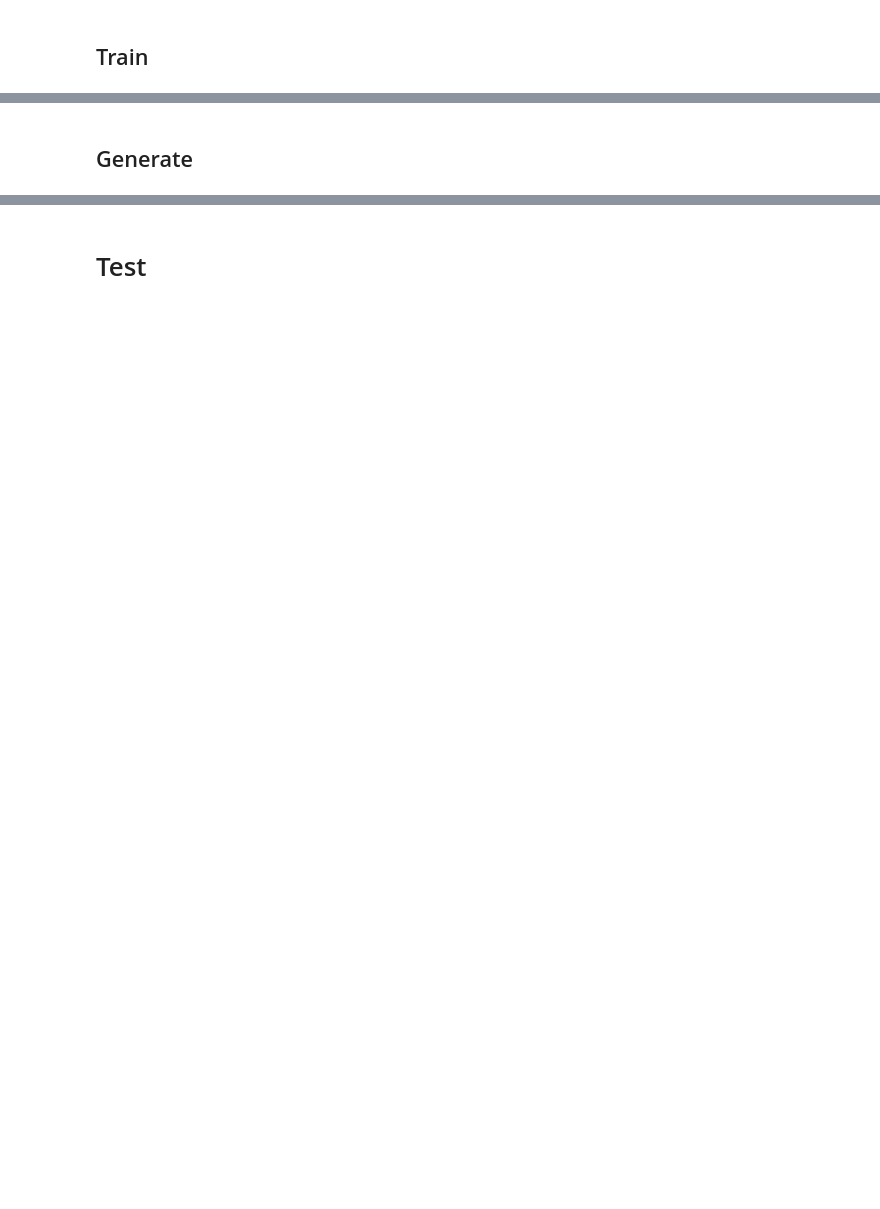
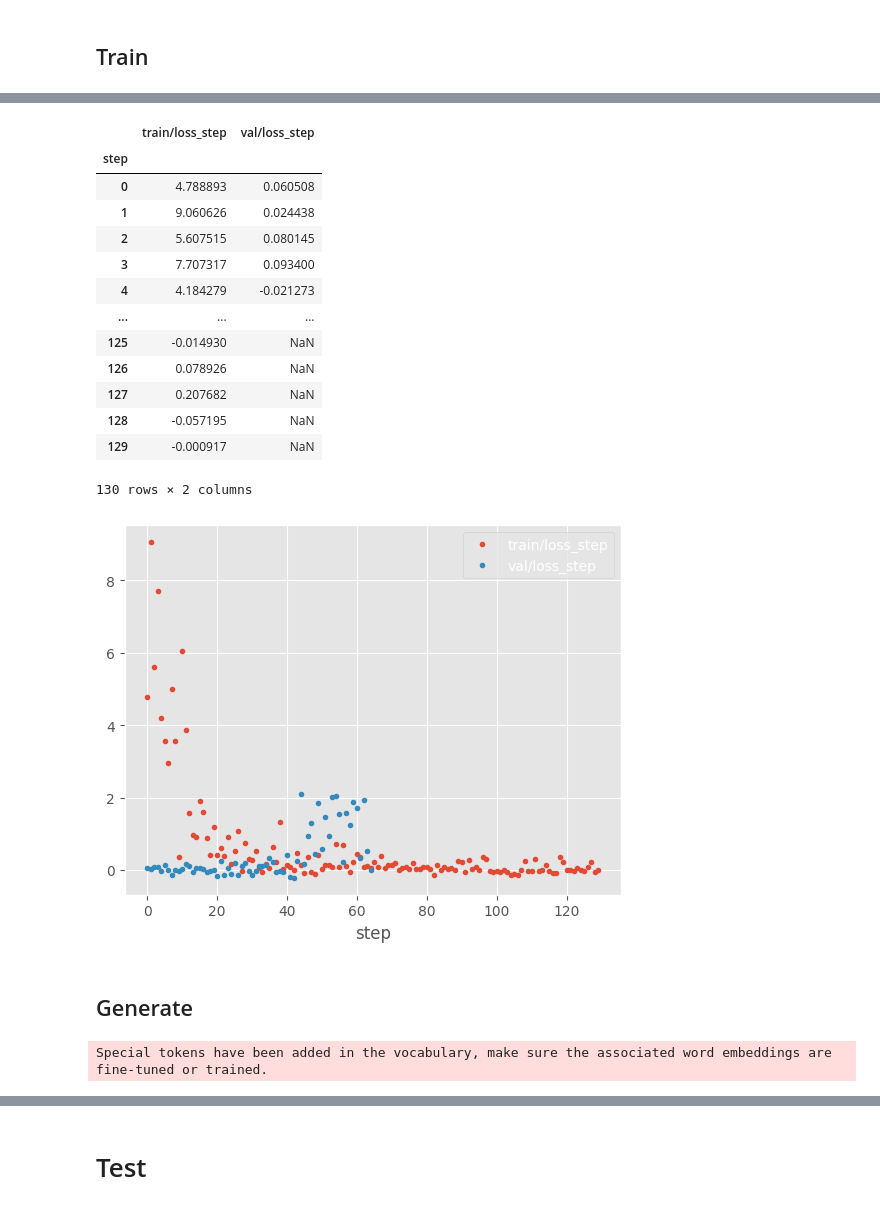
Before and after one commit to wassname/LoRA_are_lie_detectors, a Jupyter notebook: notebooks/01_mjc.ipynb, the cells around one changed output, grey strips where cells are left out. Cells and saved outputs as stored; diff of their text form; code cells hidden in the pictures; blank space fills up the shorter version.

```diff
--- a/notebooks/01_mjc.ipynb
+++ b/notebooks/01_mjc.ipynb
@@ -93,7 +93,7 @@ peft_config = LoraConfig(
     task_type=TaskType.CAUSAL_LM,
     inference_mode=False,
     r=4,
-    lora_alpha=1,
+    lora_alpha=2,
     lora_dropout=0.0,
 )
 
@@ -132,6 +195,6 @@ c_in
 # %%
 net = AtapterFinetuner(
-    model, tokenizer, lr=5e-5, weight_decay=0, total_steps=len(dl_train) * max_epochs
+    model, tokenizer, lr=5e-3, weight_decay=1e-5, total_steps=len(dl_train) * max_epochs
 )
 
 print(c_in)
@@ -139,6 +204,6 @@ print(c_in)
 # %%
-# debug
-with torch.no_grad():
-    o = net.training_step(b, None)
-o
+# # debug
+# with torch.no_grad():
+#     o = net.training_step(b, None)
+# o
 # %%
@@ -149,13 +214,13 @@ with torch.no_grad():
 # %%
 # we want to init lightning early, so it inits accelerate
 trainer1 = pl.Trainer(
-    # precision="16-true", # works?
-    # precision="16-mixed",
-    # precision="b16-mixed",
+    # precision="16-true", # leads to inf loss?
+    # precision="16-mixed", # works
+    # precision="bf16-mixed",
     gradient_clip_val=20,
     # accelerator="auto",
-    # devices="1",
-    # accelerator="gpu",
+    devices="1",
+    accelerator="gpu",
     # devices=[0],
     # accumulate_grad_batches=2,
     max_epochs=max_epochs,
@@ -170,8 +245,40 @@ model.save_pretrained(checkpoint_path)
 # %%
 from src.helpers.lightning import read_metrics_csv
 
-pd.read_csv(trainer1.logger.experiment.metrics_file_path).bfill().ffill()
+_, df_hist = read_metrics_csv(trainer1.logger.experiment.metrics_file_path)
+df_hist[['train/loss_step', 'val/loss_step']].plot(style='.')
+df_hist
+# %% [output]
+|  | train/loss_step | val/loss_step |
+| step |  |  |
+| 0 | 4.788893 | 0.060508 |
+| 1 | 9.060626 | 0.024438 |
+| 2 | 5.607515 | 0.080145 |
+| 3 | 7.707317 | 0.093400 |
+| 4 | 4.184279 | -0.021273 |
+| ... | ... | ... |
+| 125 | -0.014930 | NaN |
+| 126 | 0.078926 | NaN |
+| 127 | 0.207682 | NaN |
+| 128 | -0.057195 | NaN |
+| 129 | -0.000917 | NaN |
+130 rows × 2 columns
+[figure, added]
 # %% [markdown]
 ## Generate
+# %%
+# for some reason the trainer adds accelerate hooks that mess it up, lets load from scratch
+model, tokenizer = model, tokenizer = load_model(
+    cfg.model,
+    device=device,
+    adaptor_path=checkpoint_path,
+    # bnb=False
+)
+net = AtapterFinetuner(
+    model, tokenizer, lr=5e-5, weight_decay=0, total_steps=len(dl_train) * max_epochs
+)
+clear_mem()
+# %% [output]
+Special tokens have been added in the vocabulary, make sure the associated word embeddings are fine-tuned or trained.
 # %%
 # get a row
```
Also changed, not shown: parts of 35 cells of this notebook, 17 other files.
